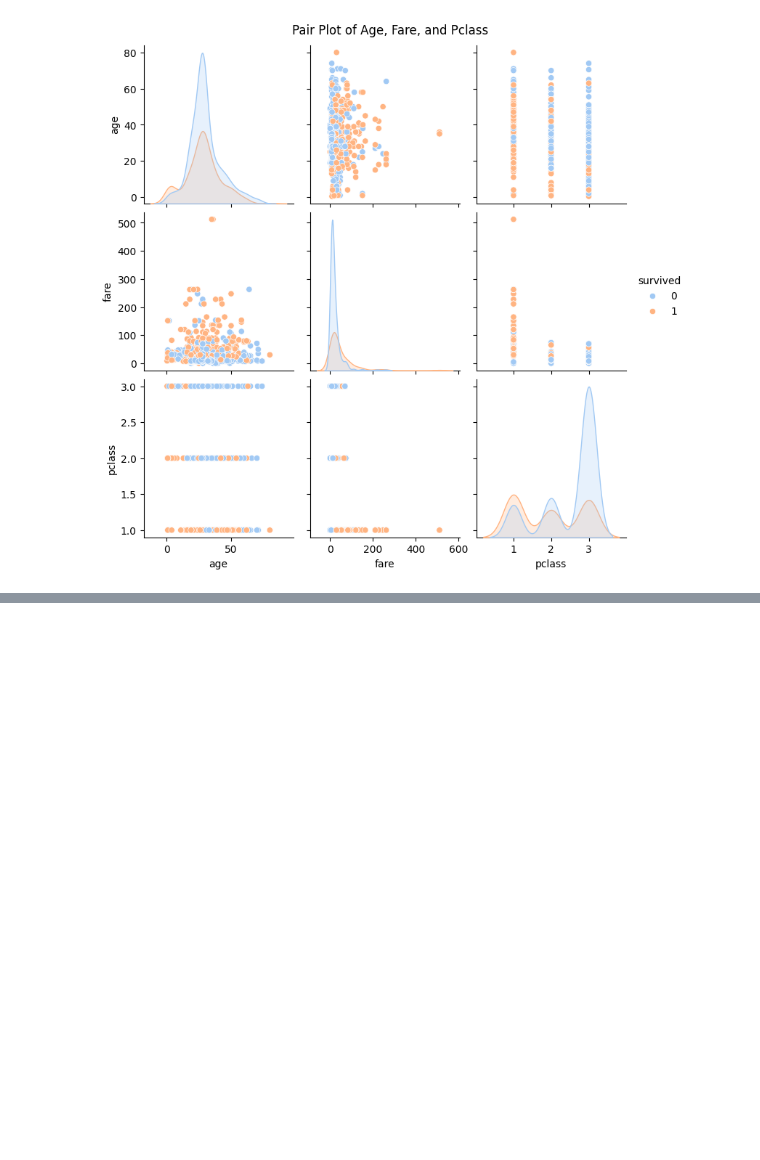
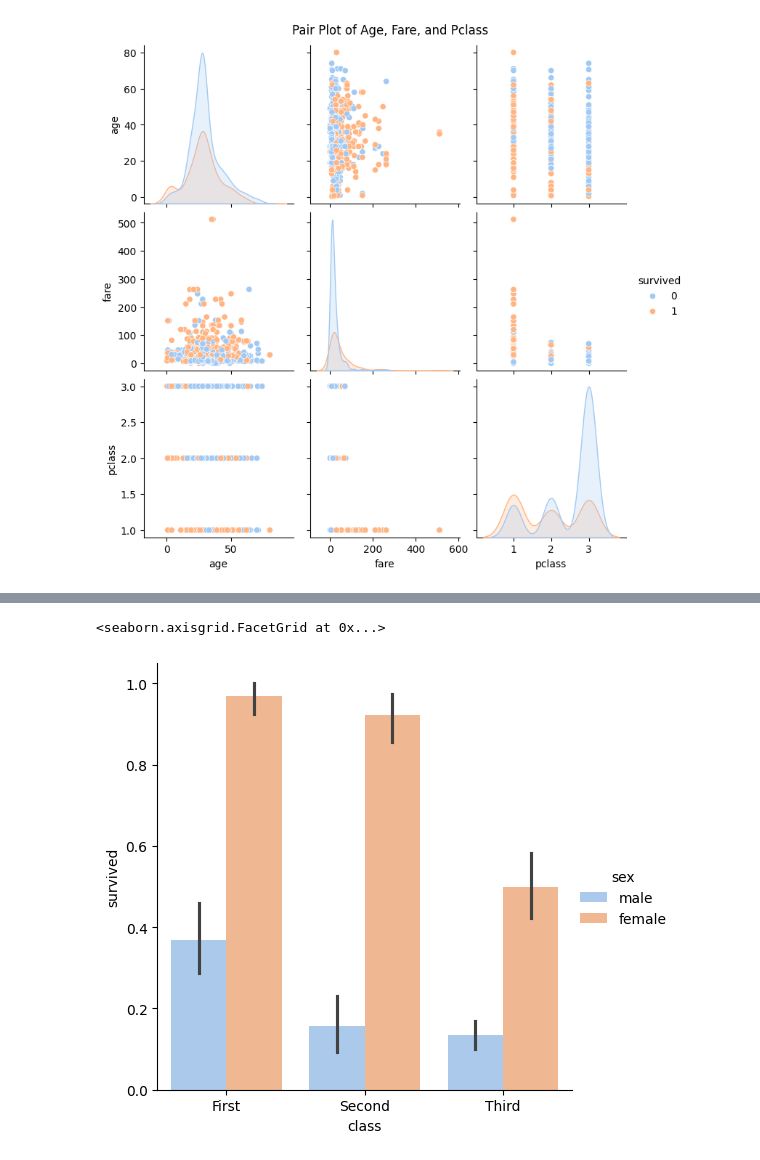
Before and after one commit to Hlami0528/Data-Exploration-and-Cleaning, a Jupyter notebook: titanic_EDA.ipynb, the cells around one changed output, grey strips where cells are left out. Saved outputs shown, nothing was run; the diff lists cells and outputs as text; code cells hidden in the pictures; blank space fills up the shorter version.

```diff
--- a/titanic_EDA.ipynb
+++ b/titanic_EDA.ipynb
@@ -635,0 +651,12 @@ plt.show()
+# %%
+sns.catplot(
+    data=titanic_data,
+    x='class',
+    y='survived',
+    hue='sex',
+    kind='bar',
+    palette = 'pastel'
+)
+# %% [output]
+<seaborn.axisgrid.FacetGrid at 0x...>
+[figure, added]
```
Also changed, not shown: parts of 2 cells of this notebook.
